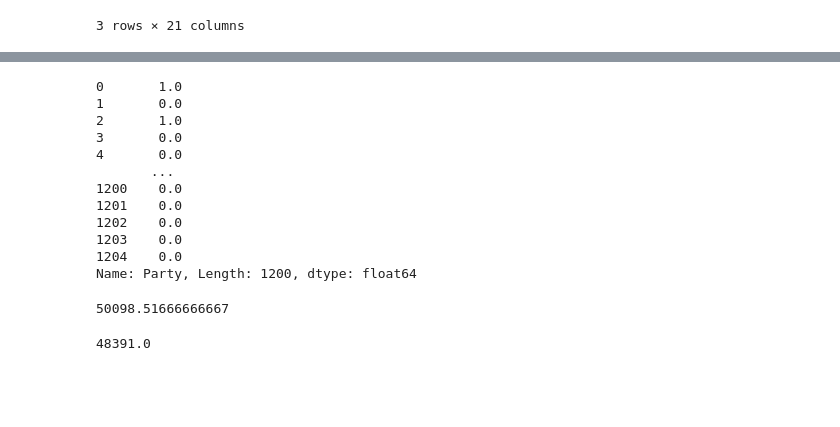
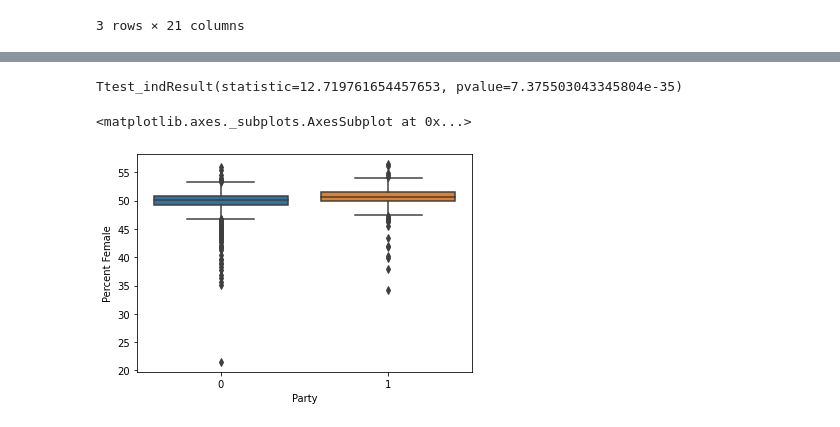
Before and after one commit to furqaanali/CS418-Project01, a Jupyter notebook: Project 01.ipynb, the cells around one changed output, grey strips where cells are left out. Cells and saved outputs as stored; diff of their text form; code cells hidden in the pictures; blank space fills up the shorter version.

Commit message:
merged prior two commits

```diff
--- a/Project 01.ipynb
+++ b/Project 01.ipynb
@@ -152 +204,7 @@ merged_data[bool2]
+# %%
+# Create a new boolean column where value = true if # of Democratic votes is greater than Republican votes, else false
+merged_data['Party'] = merged_data.apply(lambda row: row.Democratic > row.Republican, axis=1)
+
+# Map true, false values of the new column to 1, 0
+merged_data['Party'] = merged_data['Party'].astype(int)
 # %%
@@ -220,18 +263,4 @@ dtype: int64
 # %%
-merged_data.loc[merged_data['Democratic'] > merged_data['Republican'], 'Party'] = 1
-merged_data.loc[merged_data['Republican'] > merged_data['Democratic'], 'Party'] = 0
+ttest_ind(merged_data[merged_data['Party']==1]['Total Population'], merged_data[merged_data['Party']==0]['Total Population'])
+# %% [output]
+Ttest_indResult(statistic=12.719761654457653, pvalue=7.375503043345804e-35)
-# %%
-print(merged_data['Party'])
-# %% [output]
-0       1.0
-1       0.0
-2       1.0
-3       0.0
-4       0.0
-       ...
-1200    0.0
-1201    0.0
-1202    0.0
-1203    0.0
-1204    0.0
-Name: Party, Length: 1200, dtype: float64
@@ -240,4 +266,0 @@ mean_household_democratic = merged_data['Median Household Income'].mean()
-# %%
-print(mean_household)
-# %% [output]
-50098.51666666667
@@ -246,4 +267,6 @@ median_household = merged_data['Median Household Income'].median()
-# %%
-print(median_household)
-# %% [output]
-48391.0
+# %%
+merged_data.groupby(['Party'])
+sns.boxplot(x='Party',y='Percent Female',data= merged_data)
+# %% [output]
+<matplotlib.axes._subplots.AxesSubplot at 0x...>
+[figure, added]
```
Also changed, not shown: parts of 35 cells of this notebook.
